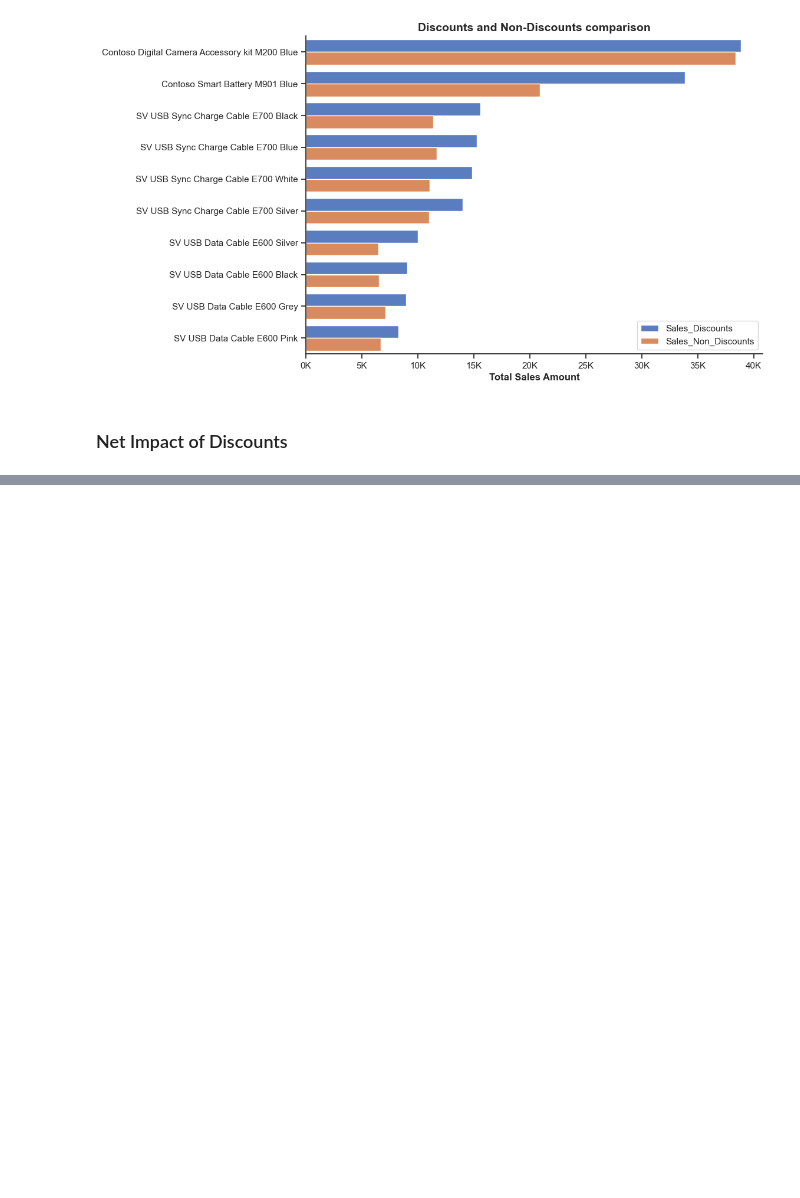
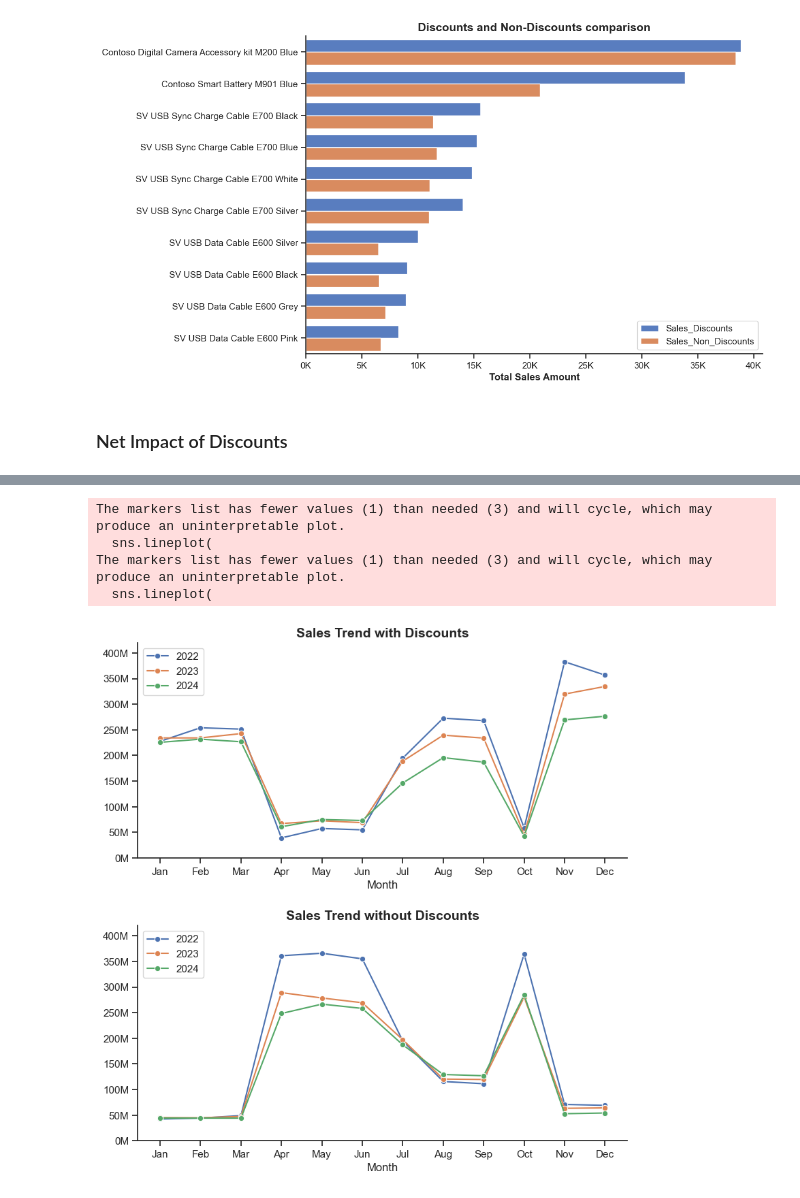
Before and after one commit to duyanvuong/Contoso-Sales-Analysis, a Jupyter notebook: python/05_Discount_Impact.ipynb, the cells around one changed output, grey strips where cells are left out. Cells and saved outputs as stored; diff of their text form; code cells hidden in the pictures; blank space fills up the shorter version.

Commit message:
discount impact

```diff
--- a/python/05_Discount_Impact.ipynb
+++ b/python/05_Discount_Impact.ipynb
@@ -221,0 +183,42 @@ sns.lineplot(
+# %%
+# Subplots
+fig, ax = plt.subplots(2,1, figsize=(8,8))
+fig.tight_layout(h_pad=4)
+
+# Plotting
+sns.set_theme(style='ticks')
+
+sns.lineplot(
+    data=df_discounts_pivot,
+    ax=ax[0],
+    dashes=False,
+    markers='o'
+)
+
+sns.lineplot(
+    data=df_non_discounts_pivot,
+    ax=ax[1],
+    dashes=False,
+    markers='o'
+)
+
+sns.despine()
+
+# Formatting plot
+ax[0].set_title('Sales Trend with Discounts', fontsize=14, fontweight='bold')
+ax[0].set_ylim(0,420000000)
+ax[0].legend(title=False)
+ax[0].get_yaxis().set_major_formatter(plt.FuncFormatter(lambda x, _: f'{int(x/1000000)}M'))
+
+ax[1].set_title('Sales Trend without Discounts', fontsize=14, fontweight='bold')
+ax[1].set_ylim(0,420000000)
+ax[1].legend(title=False, loc='upper left')
+ax[1].get_yaxis().set_major_formatter(plt.FuncFormatter(lambda x, _: f'{int(x/1000000)}M'))
+
+plt.show()
+# %% [output]
+The markers list has fewer values (1) than needed (3) and will cycle, which may produce an uninterpretable plot.
+  sns.lineplot(
+The markers list has fewer values (1) than needed (3) and will cycle, which may produce an uninterpretable plot.
+  sns.lineplot(
+[figure, added]
```
Also changed, not shown: parts of 8 cells of this notebook.
